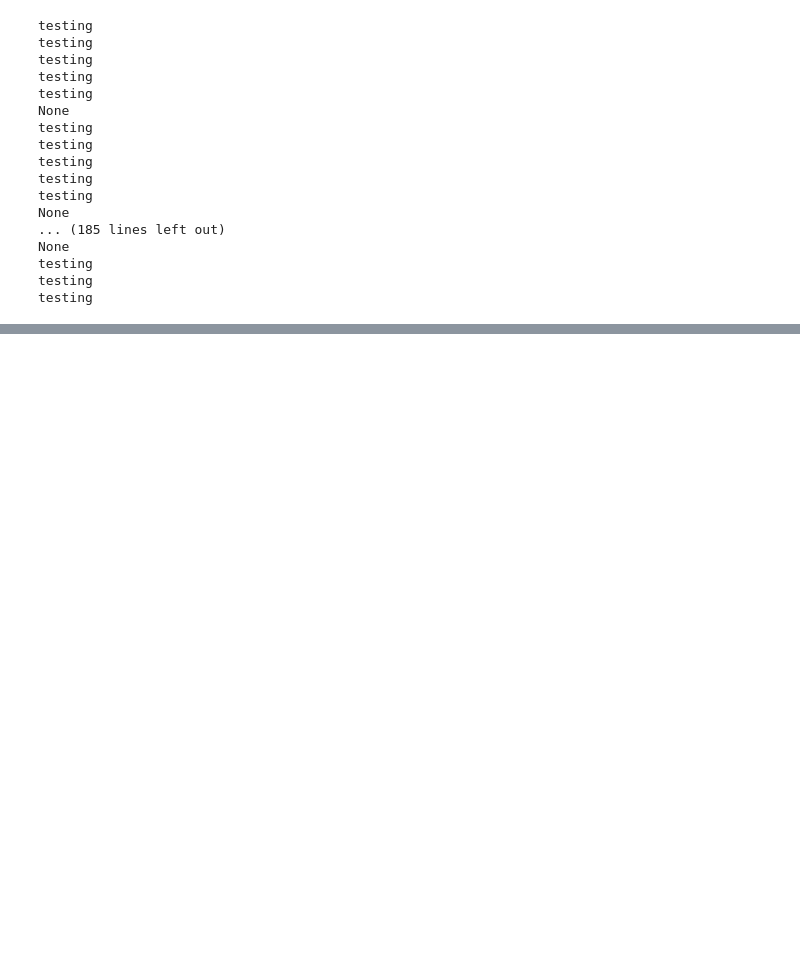
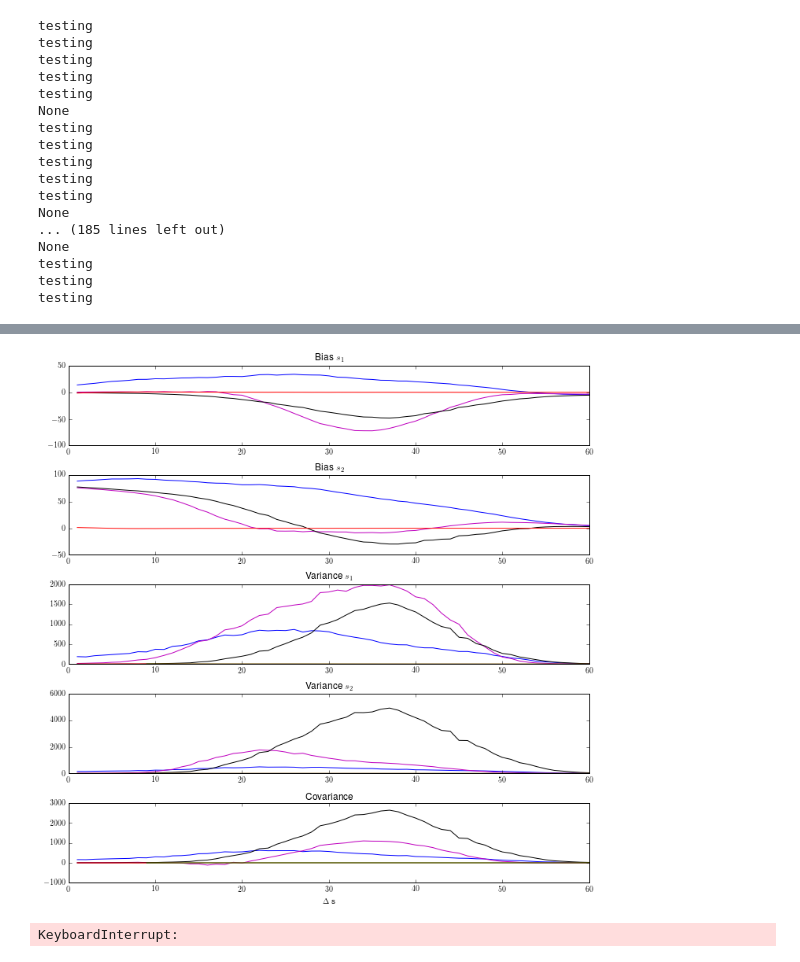
Before and after one commit to NYUMaLab/Divisive_Normalization_Project, a Jupyter notebook: Code/Demixing/Demixing DNN.ipynb, the cells around one changed output, grey strips where cells are left out. Saved outputs shown, nothing was run; the diff lists cells and outputs as text; code cells hidden in the pictures; blank space fills up the shorter version.

```diff
--- a/Code/Demixing/Demixing DNN.ipynb
+++ b/Code/Demixing/Demixing DNN.ipynb
@@ -812,0 +903,11 @@ plt.tight_layout()
+# %%
+def random_s_separated(ndata):
+    s_0 = np.random.rand(ndata) * 30 - 60
+    s_1 = np.random.rand(ndata) * 30 + 30
+    return s_0, s_1
+
+def generate_trainset_separated(ndata):
+    s_0, s_1 = random_s_separated(ndata)
+    c_0, c_1 = np.ones((2, ndata)) * .5
+    r, s, c = generate_popcode_data(ndata, nneuron, sigtc_sq, c_50, r_max, "poisson", True, s_0, s_1, c_0, c_1)
+    return r, s, c
@@ -812,0 +1047,69 @@ plt.tight_layout()
+# %%
+f, (ax1, ax2, ax3, ax4, ax5) = plt.subplots(5)
+#20,000 training/50 units in blue
+ax1.plot(range(1, 61), bias_s1_nn1, c='b', label='Neural Net 1')
+ax2.plot(range(1, 61), bias_s2_nn1, c='b', label='Neural Net 1')
+ax3.plot(range(1, 61), var_s1_nn1, c='b', label='Neural Net 1')
+ax4.plot(range(1, 61), var_s2_nn1, c='b', label='Neural Net 1')
+ax5.plot(range(1, 61), cov_nn1, c='b', label='Neural Net 1')
+#60,000 training/50 units in magenta
+ax1.plot(range(1, 61), bias_s1_nn2, c='m', label='Neural Net 2')
+ax2.plot(range(1, 61), bias_s2_nn2, c='m', label='Neural Net 2')
+ax3.plot(range(1, 61), var_s1_nn2, c='m', label='Neural Net 2')
+ax4.plot(range(1, 61), var_s2_nn2, c='m', label='Neural Net 2')
+ax5.plot(range(1, 61), cov_nn2, c='m', label='Neural Net 2')
+#100,000 training/50 units in black
+ax1.plot(range(1, 61), bias_s1_nn3, c='k', label='Neural Net 3')
+ax2.plot(range(1, 61), bias_s2_nn3, c='k', label='Neural Net 3')
+ax3.plot(range(1, 61), var_s1_nn3, c='k', label='Neural Net 3')
+ax4.plot(range(1, 61), var_s2_nn3, c='k', label='Neural Net 3')
+ax5.plot(range(1, 61), cov_nn3, c='k', label='Neural Net 3')
+#optimal in red
+ax1.plot(range(1, 61), bias_s1_opt, c='r', label='MLE')
+ax2.plot(range(1, 61), bias_s2_opt, c='r', label='MLE')
+ax3.plot(range(1, 61), var_s1_opt, c='r', label='MLE')
+ax4.plot(range(1, 61), var_s2_opt, c='r', label='MLE')
+ax5.plot(range(1, 61), cov_opt, c='r', label='MLE')
+#Fisher information in green
+ax3.plot(range(9, 61), var_s1_fisher[8:60], c='g', label='Fisher')
+ax4.plot(range(9, 61), var_s2_fisher[8:60], c='g', label='Fisher')
+ax5.plot(range(9, 61), cov_fisher[8:60], c='g', label='Fisher')
+ax1.locator_params(axis = 'y', nbins = 4)
+ax2.locator_params(axis = 'y', nbins = 4)
+ax3.locator_params(axis = 'y', nbins = 4)
+ax4.locator_params(axis = 'y', nbins = 4)
+ax5.locator_params(axis = 'y', nbins = 4)
+#ax1.legend()
+ax1.set_title("Bias $s_1$")
+ax2.set_title("Bias $s_2$")
+ax3.set_title(r'Variance $s_1$')
+ax4.set_title(r'Variance $s_2$')
+ax5.set_title('Covariance')
+ax5.set_xlabel(r'$\Delta$ s')
+f.set_size_inches(10,10)
+plt.tight_layout()
+# %% [output]
+[figure, added]
+# %%
+#Figure out what's wrong with numpy
+
+td20 = generate_trainset(2000000)
+td30 = generate_trainset(3000000)
+td40 = generate_trainset(4000000)
+td50 = generate_trainset(5000000)
+td60 = generate_trainset(6000000)
+td70 = generate_trainset(7000000)
+td80 = generate_trainset(8000000)
+td90 = generate_trainset(9000000)
+td100 = generate_trainset(10000000)
+nn20, nnx20 = train_nn(td20, n_hidden=20, learning_rate=.001, n_epochs=1)
+nn30, nnx30 = train_nn(td30, n_hidden=20, learning_rate=.001, n_epochs=1)
+nn40, nnx40 = train_nn(td40, n_hidden=20, learning_rate=.001, n_epochs=1)
+nn50, nnx50 = train_nn(td50, n_hidden=20, learning_rate=.001, n_epochs=1)
+nn60, nnx60 = train_nn(td60, n_hidden=20, learning_rate=.001, n_epochs=1)
+nn70, nnx70 = train_nn(td70, n_hidden=20, learning_rate=.001, n_epochs=1)
+nn80, nnx80 = train_nn(td80, n_hidden=20, learning_rate=.001, n_epochs=1)
+nn90, nnx90 = train_nn(td90, n_hidden=20, learning_rate=.001, n_epochs=1)
+nn100, nnx100 = train_nn(td100, n_hidden=20, learning_rate=.001, n_epochs=1)
+# %% [output]
+KeyboardInterrupt:
```
Also changed, not shown: parts of 8 cells of this notebook.
